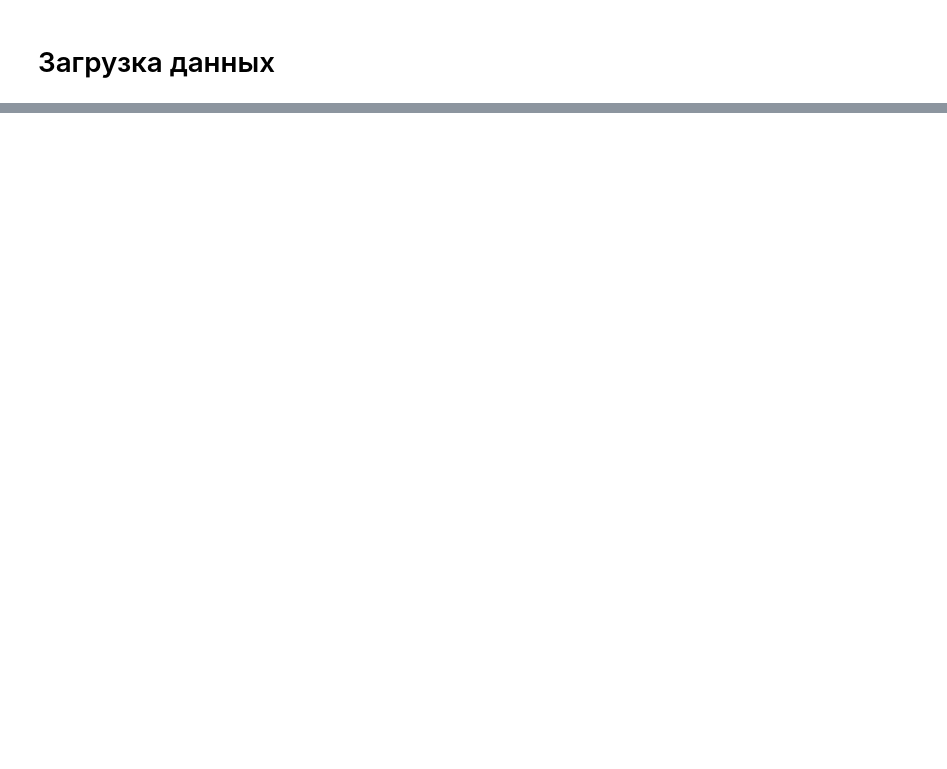
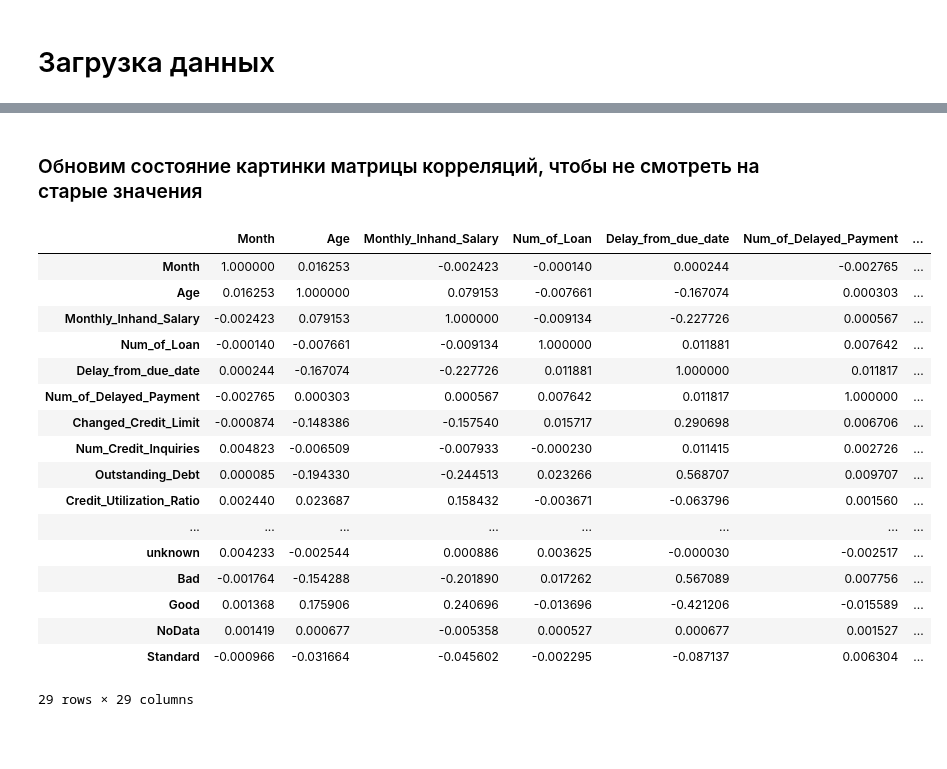
Before and after one commit to Jeyd0n/CreditScoringProject, a Jupyter notebook: notebooks/EDA.ipynb, the cells around one changed output, grey strips where cells are left out. Cells and saved outputs as stored; diff of their text form; code cells hidden in the pictures; blank space fills up the shorter version.

```diff
--- a/notebooks/EDA.ipynb
+++ b/notebooks/EDA.ipynb
@@ -291,0 +57,25 @@ train = pd.concat((train.drop('Credit_Mix', axis=1), pd.get_dummies(train['Credi
+# %% [markdown]
+### Обновим состояние картинки матрицы корреляций, чтобы не смотреть на старые значения
+# %%
+train.drop('SSN', axis=1).corr()
+# %% [output]
+|  | Month | Age | Monthly_Inhand_Salary | Num_of_Loan | Delay_from_due_date | Num_of_Delayed_Payment | ... |
+| Month | 1.000000 | 0.016253 | -0.002423 | -0.000140 | 0.000244 | -0.002765 | ... |
+| Age | 0.016253 | 1.000000 | 0.079153 | -0.007661 | -0.167074 | 0.000303 | ... |
+| Monthly_Inhand_Salary | -0.002423 | 0.079153 | 1.000000 | -0.009134 | -0.227726 | 0.000567 | ... |
+| Num_of_Loan | -0.000140 | -0.007661 | -0.009134 | 1.000000 | 0.011881 | 0.007642 | ... |
+| Delay_from_due_date | 0.000244 | -0.167074 | -0.227726 | 0.011881 | 1.000000 | 0.011817 | ... |
+| Num_of_Delayed_Payment | -0.002765 | 0.000303 | 0.000567 | 0.007642 | 0.011817 | 1.000000 | ... |
+| Changed_Credit_Limit | -0.000874 | -0.148386 | -0.157540 | 0.015717 | 0.290698 | 0.006706 | ... |
+| Num_Credit_Inquiries | 0.004823 | -0.006509 | -0.007933 | -0.000230 | 0.011415 | 0.002726 | ... |
+| Outstanding_Debt | 0.000085 | -0.194330 | -0.244513 | 0.023266 | 0.568707 | 0.009707 | ... |
+| Credit_Utilization_Ratio | 0.002440 | 0.023687 | 0.158432 | -0.003671 | -0.063796 | 0.001560 | ... |
+| ... | ... | ... | ... | ... | ... | ... | ... |
+| unknown | 0.004233 | -0.002544 | 0.000886 | 0.003625 | -0.000030 | -0.002517 | ... |
+| Bad | -0.001764 | -0.154288 | -0.201890 | 0.017262 | 0.567089 | 0.007756 | ... |
+| Good | 0.001368 | 0.175906 | 0.240696 | -0.013696 | -0.421206 | -0.015589 | ... |
+| NoData | 0.001419 | 0.000677 | -0.005358 | 0.000527 | 0.000677 | 0.001527 | ... |
+| Standard | -0.000966 | -0.031664 | -0.045602 | -0.002295 | -0.087137 | 0.006304 | ... |
+29 rows × 29 columns
+# %% [markdown]
+###
```
Also changed, not shown: parts of 82 cells of this notebook, 2 other files.
